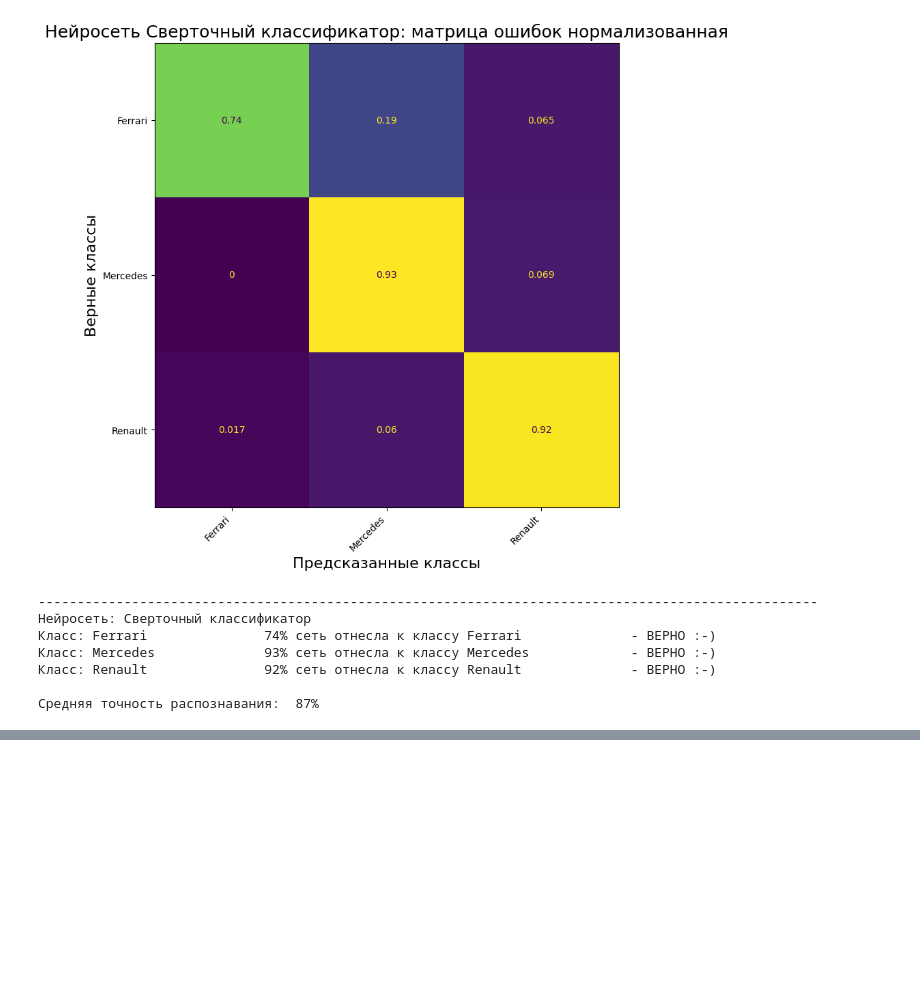
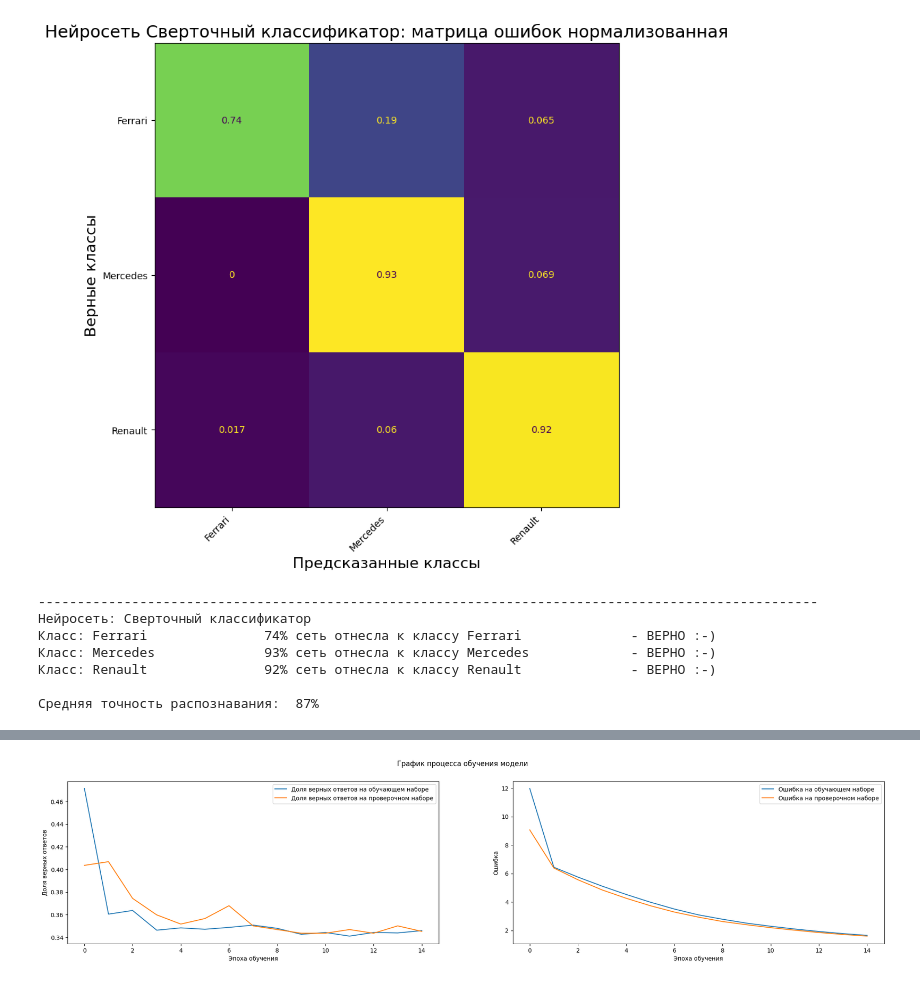
Before and after one commit to kuzovkov/neural-university, a Jupyter notebook: ДЗ_Ultra_Pro_Базовый_блок_|_Сверточные_нейронные_сети_|_УИИ.ipynb, the cells around one changed output, grey strips where cells are left out. Drawn from its saved outputs; the diff is of its cells as text; code cells hidden in the pictures; blank space fills up the shorter version.

```diff
--- a/ДЗ_Ultra_Pro_Базовый_блок_|_Сверточные_нейронные_сети_|_УИИ.ipynb
+++ b/ДЗ_Ultra_Pro_Базовый_блок_|_Сверточные_нейронные_сети_|_УИИ.ipynb
@@ -876,0 +857,25 @@ Epoch 15/15
+# %%
+# Вывод графиков точности и ошибки
+figsize = (25,5)
+fig, (ax1, ax2) = plt.subplots(1, 2, figsize=figsize)
+fig.suptitle('График процесса обучения модели')
+ax1.plot(history.history['accuracy'],
+            label='Доля верных ответов на обучающем наборе')
+ax1.plot(history.history['val_accuracy'],
+            label='Доля верных ответов на проверочном наборе')
+ax1.xaxis.get_major_locator().set_params(integer=True)
+ax1.set_xlabel('Эпоха обучения')
+ax1.set_ylabel('Доля верных ответов')
+ax1.legend()
+
+ax2.plot(history.history['loss'],
+            label='Ошибка на обучающем наборе')
+ax2.plot(history.history['val_loss'],
+            label='Ошибка на проверочном наборе')
+ax2.xaxis.get_major_locator().set_params(integer=True)
+ax2.set_xlabel('Эпоха обучения')
+ax2.set_ylabel('Ошибка')
+ax2.legend()
+plt.show()
+# %% [output]
+[figure, added]
```
Also changed, not shown: parts of 16 cells of this notebook.
